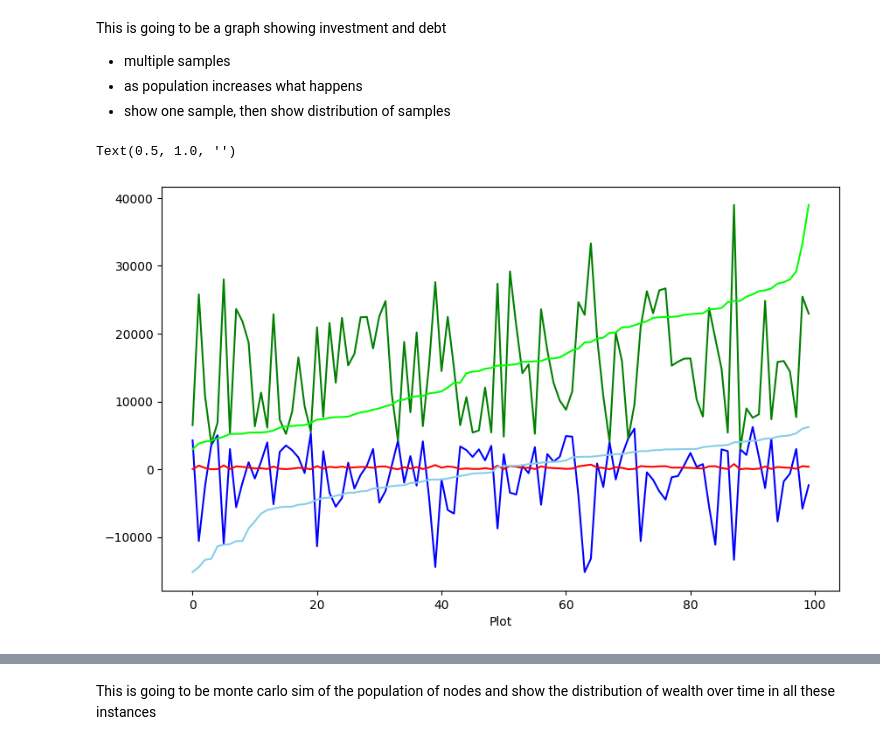
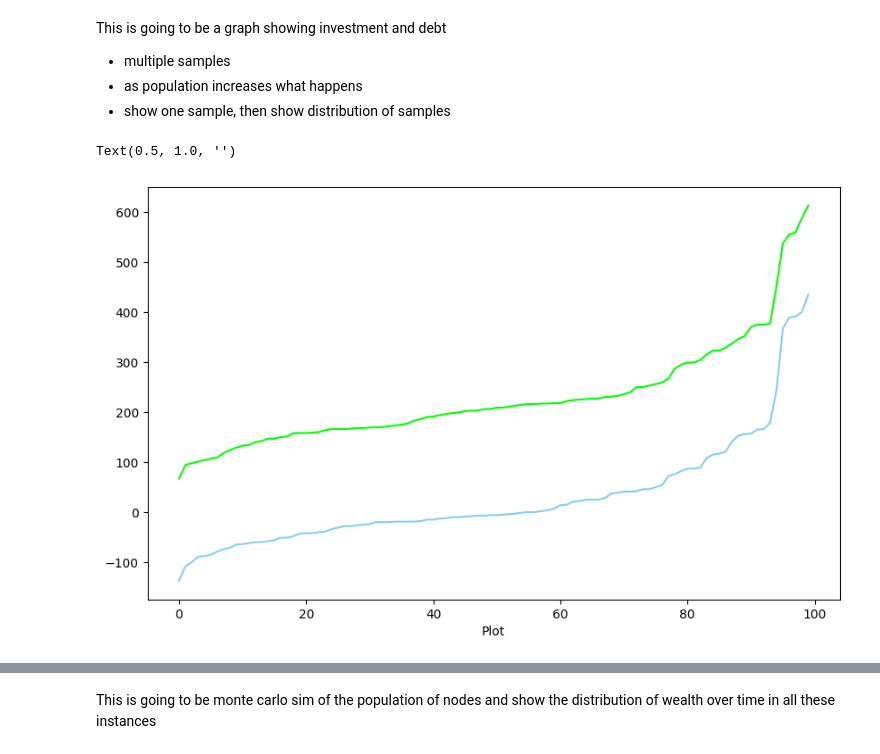
Before and after one commit to Ashuwat/SBIT, a Jupyter notebook: interpretation/sim2/start.ipynb, the cells around one changed output, grey strips where cells are left out. Cells and saved outputs as stored; diff of their text form; code cells hidden in the pictures.

```diff
--- a/interpretation/sim2/start.ipynb
+++ b/interpretation/sim2/start.ipynb
@@ -13,41 +13,41 @@ import os
 import json
 
 # file = "C:\Users\ashut\Documents\GitHub\SBIT\sim2\main.exe"
-jsonFile = "../../sim2/model.json"
+jsonFile = "../../sim2/model_1.json"
 # os.startfile(file)
 
 with open(jsonFile, 'r') as file:
     jsonComp = json.load(file)
 
 jsonStuff = jsonComp["Node_investments"]
 jsonMoreStuff = jsonComp["Node_Shares"]
 jsonMarketPrices = jsonComp["MarketPrices"]
 jsonStuffZScore = []
 jsonEvenMoreStuff = []
 all = []
 
 for i in range(len(jsonStuff)):
     jsonStuffZScore.append(jsonStuff[i])
 
 for i in range(len(jsonMoreStuff)):
     jsonEvenMoreStuff.append(jsonMoreStuff[i])
 
 for i in range(len(jsonMoreStuff)):
     all.append(jsonStuff[i] + jsonMoreStuff[i] * jsonMarketPrices[-1])
 
 jsonEvenMoreStuff = jsonEvenMoreStuff[0:100]
 jsonStuffZScore = jsonStuffZScore[0:100]
 all = all[0:100]
 
 plt.figure(figsize=(10, 6))
-plt.plot(range(len(jsonStuffZScore)), jsonStuffZScore, color='blue')
-plt.plot(range(len(jsonEvenMoreStuff)), jsonEvenMoreStuff, color='red')
-plt.plot(range(len(all)), all, color="green")
+# plt.plot(range(len(jsonStuffZScore)), jsonStuffZScore, color='blue')
+# plt.plot(range(len(jsonEvenMoreStuff)), jsonEvenMoreStuff, color='red')
+# plt.plot(range(len(all)), all, color="green")
 plt.plot(range(len(all)), sorted(all), color="lime")
 plt.plot(range(len(jsonStuffZScore)), sorted(jsonStuffZScore), color="skyblue")
 plt.xlabel('Plot')
 plt.ylabel('')
 plt.title('')
 # %% [output]
 Text(0.5, 1.0, '')
-[figure, old version]
+[figure, new version]
```
Also changed, not shown: parts of 9 cells of this notebook, 10 other files.
